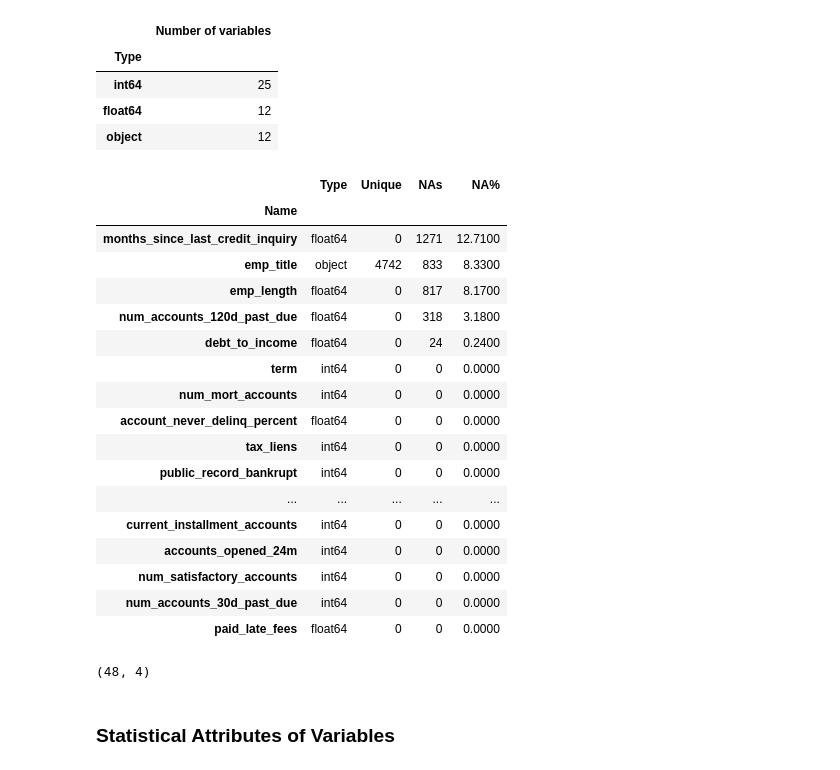
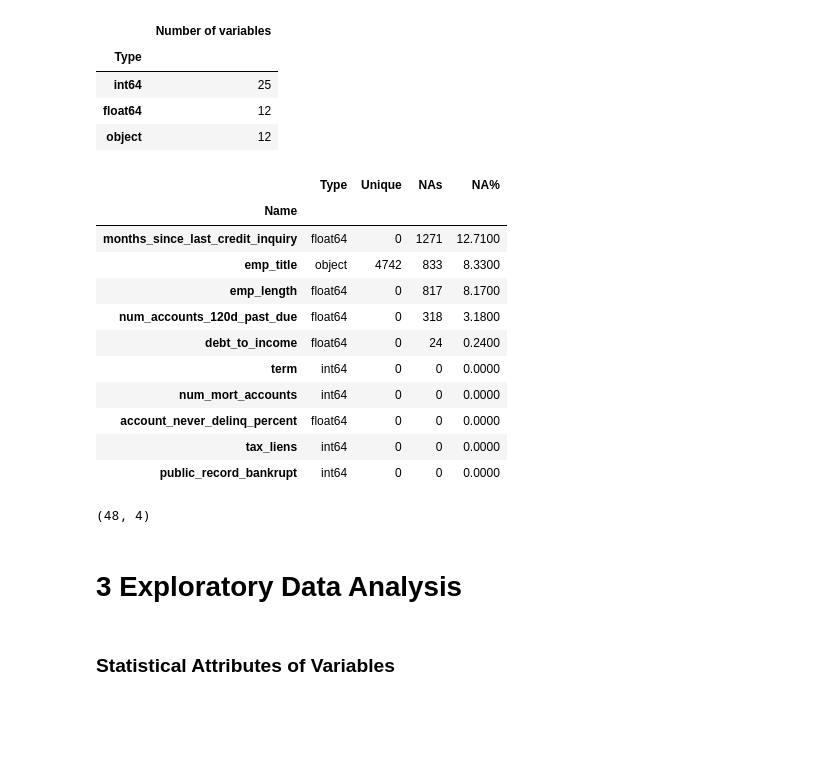
Before and after one commit to danielliu99/stout, a Jupyter notebook: Ri_Liu_Case_Study_1.ipynb, the cells around one changed output. Cells and saved outputs as stored; diff of their text form; code cells hidden in the pictures; blank space fills up the shorter version.

```diff
--- a/Ri_Liu_Case_Study_1.ipynb
+++ b/Ri_Liu_Case_Study_1.ipynb
@@ -93,32 +91,28 @@ pd.DataFrame({'Number of variables': meta_new.groupby('Type').size()})
 | float64 | 12 |
 | object | 12 |
 # %%
-meta_new.sort_values('NA%', ascending=False)
+meta_new.sort_values('NA%', ascending=False).head(10)
 # %% [output]
 |  | Type | Unique | NAs | NA% |
 | Name |  |  |  |  |
 | months_since_last_credit_inquiry | float64 | 0 | 1271 | 12.7100 |
 | emp_title | object | 4742 | 833 | 8.3300 |
 | emp_length | float64 | 0 | 817 | 8.1700 |
 | num_accounts_120d_past_due | float64 | 0 | 318 | 3.1800 |
 | debt_to_income | float64 | 0 | 24 | 0.2400 |
 | term | int64 | 0 | 0 | 0.0000 |
 | num_mort_accounts | int64 | 0 | 0 | 0.0000 |
 | account_never_delinq_percent | float64 | 0 | 0 | 0.0000 |
 | tax_liens | int64 | 0 | 0 | 0.0000 |
 | public_record_bankrupt | int64 | 0 | 0 | 0.0000 |
-| ... | ... | ... | ... | ... |
-| current_installment_accounts | int64 | 0 | 0 | 0.0000 |
-| accounts_opened_24m | int64 | 0 | 0 | 0.0000 |
-| num_satisfactory_accounts | int64 | 0 | 0 | 0.0000 |
-| num_accounts_30d_past_due | int64 | 0 | 0 | 0.0000 |
-| paid_late_fees | float64 | 0 | 0 | 0.0000 |
 # %%
 # `emp_title` has too many unique text values, so I drop it
 meta_new = meta_new.drop('emp_title')
 meta_new.shape
 # %% [output]
 (48, 4)
+# %% [markdown]
+# 3 Exploratory Data Analysis
 # %% [markdown]
 ### Statistical Attributes of Variables
 # %%
```
Also changed, not shown: parts of 36 cells of this notebook.
